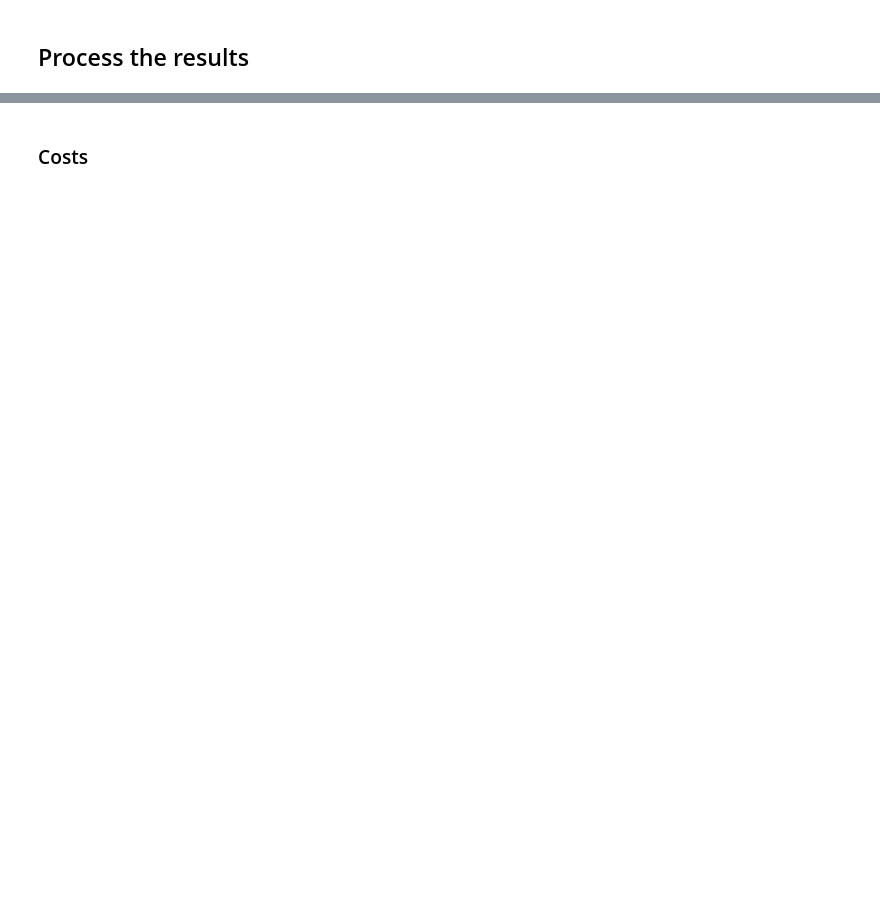
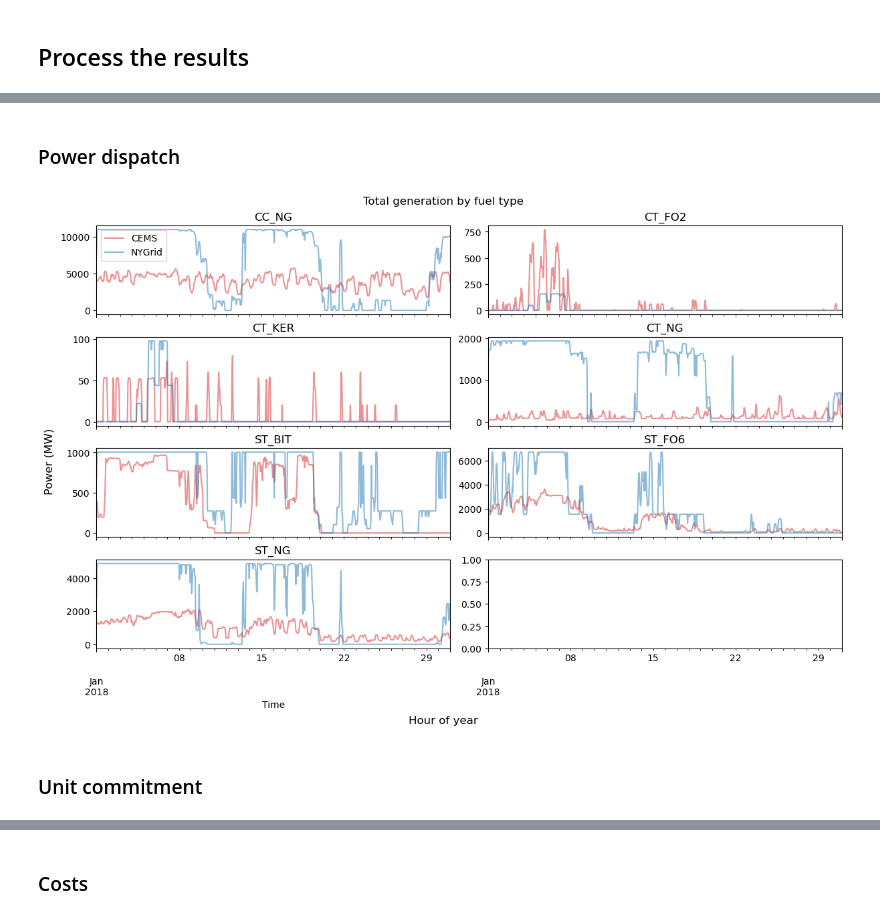
Before and after one commit to boyuan276/NYgrid-python, a Jupyter notebook: examples/ex_opf_2018NewParams.ipynb, the cells around one changed output, grey strips where cells are left out. Drawn from its saved outputs; the diff is of its cells as text; code cells hidden in the pictures; blank space fills up the shorter version.

```diff
--- a/examples/ex_opf_2018NewParams.ipynb
+++ b/examples/ex_opf_2018NewParams.ipynb
@@ -205,0 +285,48 @@ s_esr_soc_undert 6631.0999999999985
+# %%
+gen_fuel = gen_combiner[['GEN_NAME','Unit Type', 'Fuel Type Primary']].copy()
+gen_fuel['GEN_FUEL'] = gen_fuel['Unit Type'] + '_' + gen_fuel['Fuel Type Primary']
+gen_fuel_dict = gen_fuel.set_index('GEN_NAME')['GEN_FUEL'].to_dict()
+
+# GlOAD grouped by unit type and fuel type
+cems_gload_summary = cems_gload_df.groupby(gen_fuel_dict, axis=1).sum()
+# %% [markdown]
+### Power dispatch
+# %%
+# Power dispatch of generators by fuel type
+# Including ESR, DC line, and VRE
+pg_by_fuel_dict = ng_post.get_pg_by_fuel(results, nygrid_sim,
+                                              valid_hours=nygrid_sim.NT)
+
+# 2018 Baseline
+pg_by_fuel_sum = dict()
+
+for fuel_type, pg_by_fuel in pg_by_fuel_dict.items():
+    pg_by_fuel_sum[fuel_type] = pg_by_fuel.sum(axis=1)
+
+# Convert to DataFrame
+pg_by_fuel_sum = pd.DataFrame(pg_by_fuel_sum,
+                                   index=pg_by_fuel_dict['CC_NG'].index)
+# %%
+fig, axs = plt.subplots(4, 2, figsize=(12, 8),
+                        layout='constrained', sharex=True)
+
+
+for i, fuel_type in enumerate(cems_gload_summary.columns):
+    ax = axs.flatten()[i]
+    cems_gload_summary[fuel_type].plot(ax=ax, alpha=0.5, color='tab:red',
+                                       label='CEMS')
+    pg_by_fuel_sum[fuel_type].plot(ax=ax, alpha=0.5, color='tab:blue',
+                                   label='NYGrid')
+
+    ax.set_title(fuel_type)
+    if i == 0:
+        ax.legend()
+
+fig.supxlabel('Hour of year')
+fig.supylabel('Power (MW)')
+fig.suptitle('Total generation by fuel type')
+plt.show()
+# %% [output]
+[figure, added]
+# %% [markdown]
+### Unit commitment
```
Also changed, not shown: parts of 24 cells of this notebook.
